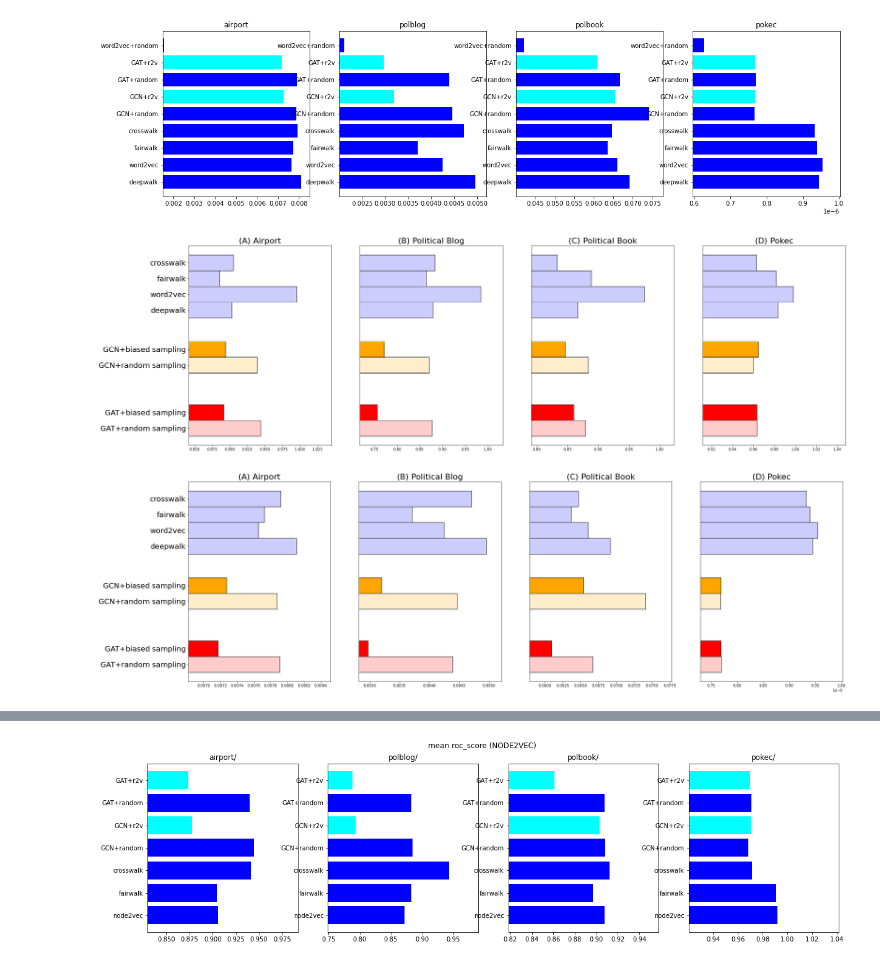
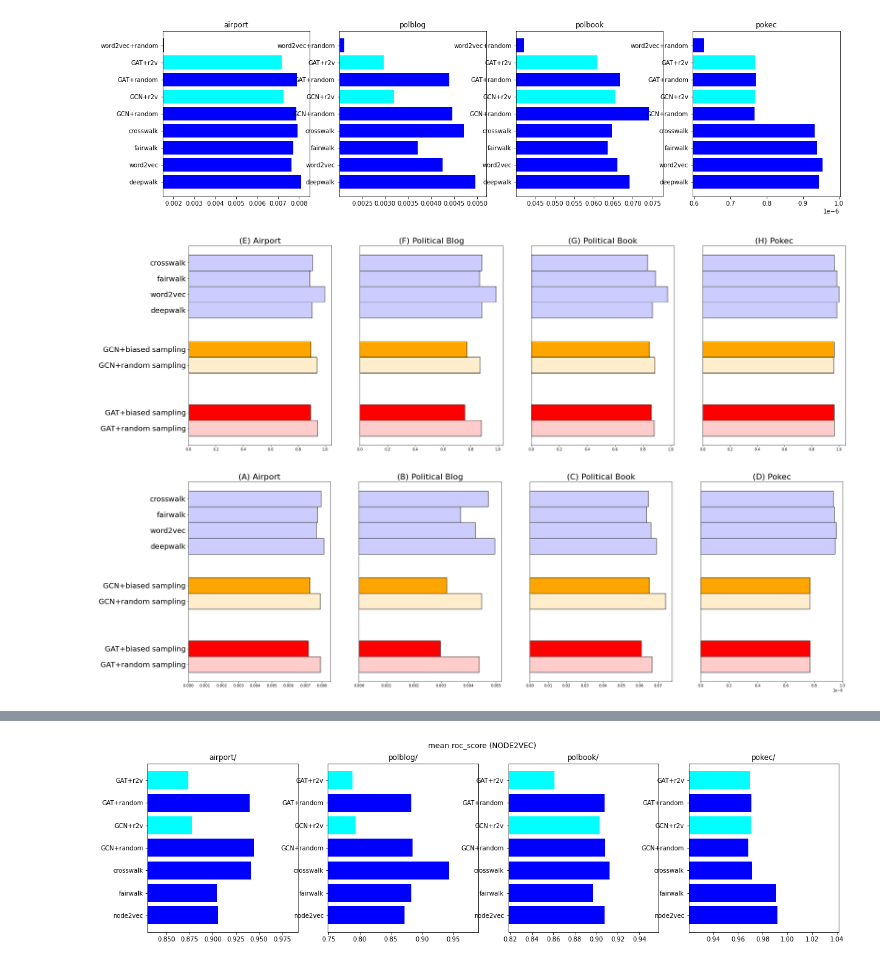
Before and after one commit to thunderock/residual2vec_, a Jupyter notebook: notebooks/RESULTS/aggregate_results.ipynb, the cells around one changed output, grey strips where cells are left out. Cells and saved outputs as stored; diff of their text form; code cells hidden in the pictures.

```diff
--- a/notebooks/RESULTS/aggregate_results.ipynb
+++ b/notebooks/RESULTS/aggregate_results.ipynb
@@ -17,11 +17,17 @@ warnings.filterwarnings('ignore')
 DATA_ROOT =  '../../../final_crosswalk/'
 
 DATASETS = ('airport/', 'polblog/', 'polbook/', 'pokec/', ) # small_pokec
-DATASETS_MP = {
+DATASETS_SP = {
     'airport': "(A) Airport",
     'polblog': "(B) Political Blog",
     'polbook': "(C) Political Book",
     'pokec': "(D) Pokec"
+}
+DATASETS_ROC = {
+    'airport': "(E) Airport",
+    'polblog': "(F) Political Blog",
+    'polbook': "(G) Political Book",
+    'pokec': "(H) Pokec"
 }
 METRICS = ('roc_score', 'sp_score', )# 'gini_score')
 def lighten_color(color, amount=0.2):
@@ -107,33 +113,36 @@ for metric in METRICS:
 
 
         y = [(y[id], z) for id, z in enumerate(m_dict)]
 
         y_ = [aa[0] for aa in y]
         plots = [aa[1] for aa in y]
         x = np.array([1.75, 2, 2.25, 2.5, .875, 1.125, -.125, 0.125])
         A = axes[idx].barh(x, y_, width, color=[lighten_color(get_color(x)) if not 'r2v' in x else get_color(x) for x  in plots], label=plots, edgecolor='black')
 
 #         print(plots)
         p10, P10 = np.min(y_) * .95, np.max(y_) * 1.05
-        axes[idx].set_xlim([p10, P10])
+        p10, P10 = 0., 1.
+#         if metric == "roc_score": axes[idx].set_xlim([p10, P10])
         axes[idx].set_yticks(x)
         plots_ = []
         for p in plots:
             if 'r2v' in p:
                 r = p.replace('r2v', "biased sampling")
             elif 'random' in p:
                 r = p.replace('random', 'random sampling')
             else:
                 r = p
             plots_.append(r)
         axes[idx].set_yticklabels(plots_,fontsize=20)
 #         axes[idx].yticks(fontsize=22)
         if idx != 0:
             # disable y ticks
             axes[idx].set_yticks([])
+        if metric == "roc_score": DATASETS_MP = DATASETS_ROC
+        elif metric == 'sp_score': DATASETS_MP = DATASETS_SP
         axes[idx].set_title(DATASETS_MP[dataset.replace('/', '')], fontsize=22)
 
     plt.plot()
 # %% [output]
-[figure, old version]
+[figure, new version]
-[figure, old version]
+[figure, new version]
```
Also changed, not shown: parts of 2 cells of this notebook, 1 other file.
